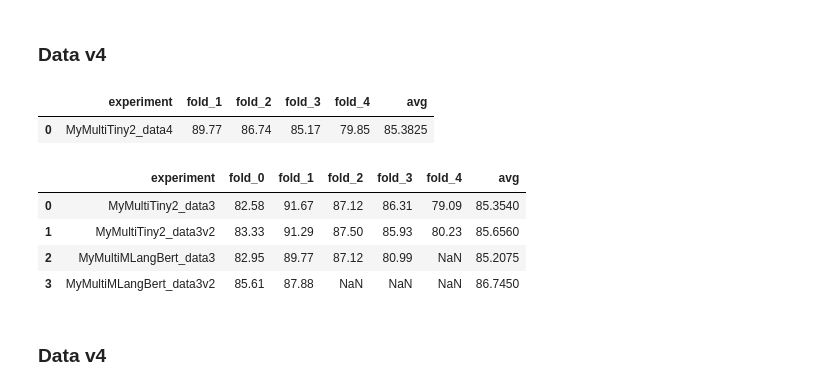
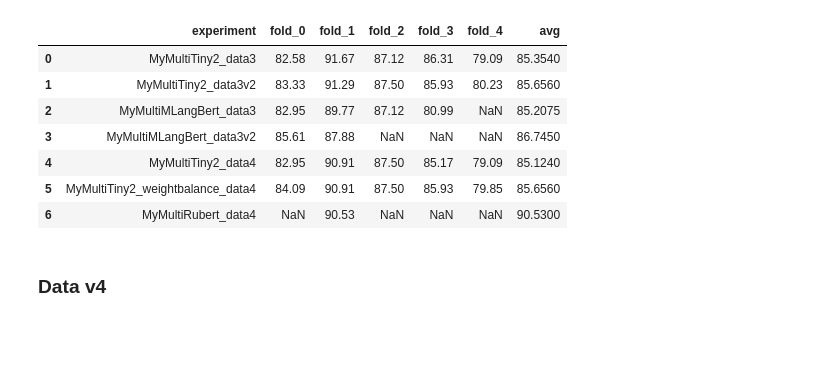
Before and after one commit to gilmoright/CommandClassifier, a Jupyter notebook: Notebooks/Reports/Compare_percend_of_right_example.ipynb, the cells around one changed output. Drawn from its saved outputs; the diff is of its cells as text; code cells hidden in the pictures; blank space fills up the shorter version.

```diff
--- a/Notebooks/Reports/Compare_percend_of_right_example.ipynb
+++ b/Notebooks/Reports/Compare_percend_of_right_example.ipynb
@@ -11,7 +11,8 @@ REPORTS_DIR = "/s/ls4/users/grartem/RL_robots/CommandClassifier/models/"
 table = []
 for experimentName in ["rubert_tiny_multilabel", "rubert_tiny2_multilabel", "rubert_tiny2_multilabel_useY",
                        "MyMultiTiny2", "rubert_tiny2_multilabel_noYno0", "MyMultiTiny2_data2", "MyMultiTiny2_data3", "MyMultiTiny2_data3v2",
-                      "MyMultiMLangBert_data3", "MyMultiMLangBert_data3v2"]:
+                      "MyMultiMLangBert_data3", "MyMultiMLangBert_data3v2",
+                       "MyMultiTiny2_data4", "MyMultiTiny2_weightbalance_data4", "MyMultiRubert_data4"]:
     table.append({
             "experiment": experimentName,
         })
@@ -41,17 +42,0 @@ table_df
-# %%
-REPORTS_DIR = "/s/ls4/users/cappukan/commands_rdf/CommandClassifier/models/"
-# %%
-table = []
-for experimentName in ["MyMultiTiny2_data4"]:
-    table.append({
-            "experiment": experimentName,
-        })
-    for fold_i in range(5):
-        if not os.path.exists(os.path.join(REPORTS_DIR, experimentName, "fold_{}".format(fold_i), "reports", "epoch-{}_avg_report.json".format(10))):
-            continue
-        with open(os.path.join(REPORTS_DIR, experimentName, "fold_{}".format(fold_i), "reports", "epoch-{}_avg_report.json".format(10)), "r") as f:
-            report = json.load(f)
-        table[-1]["fold_{}".format(fold_i)] = np.round(100*report['correct_samples_perc'], 2)
-table_df = pd.DataFrame(table)
-table_df["avg"] = table_df.mean(axis=1)
-table_df
@@ -81,7 +74,8 @@ table_df
 # Using Rule to exclude impossible combinations and chose most probable variants
 table = []
 for experimentName in ["rubert_tiny2_multilabel", "MyMultiTiny2", "MyMultiTiny2_data2",  "MyMultiTiny2_data3",
-                       "MyMultiTiny2_data3v2", "MyMultiMLangBert_data3", "MyMultiMLangBert_data3v2"]:
+                       "MyMultiTiny2_data3v2", "MyMultiMLangBert_data3", "MyMultiMLangBert_data3v2",
+                       "MyMultiTiny2_data4", "MyMultiTiny2_weightbalance_data4"]:
     table.append({
             "experiment": experimentName,
         })
@@ -106,46 +102,29 @@ table_df
-# %% [markdown]
-### Data v4
 # %%
-# Using Rule to exclude impossible combinations and chose most probable variants
+# epoch 20
 table = []
-for experimentName in ["MyMultiTiny2_data4"]:
+for experimentName in ["MyMultiTiny2_data3", "MyMultiTiny2_data3v2", "MyMultiMLangBert_data3", "MyMultiMLangBert_data3v2",
+                       "MyMultiTiny2_data4", "MyMultiTiny2_weightbalance_data4", "MyMultiRubert_data4"]:
     table.append({
             "experiment": experimentName,
         })
     for fold_i in range(5):
-        if not os.path.exists(os.path.join(REPORTS_DIR, experimentName, "fold_{}".format(fold_i), "reports", "epoch-{}_avg_report_rule.json".format(10))):
+        if not os.path.exists(os.path.join(REPORTS_DIR, experimentName, "fold_{}".format(fold_i), "reports", "epoch-{}_avg_report_rule.json".format(20))):
             continue
-        with open(os.path.join(REPORTS_DIR, experimentName, "fold_{}".format(fold_i), "reports", "epoch-{}_avg_report_rule.json".format(10)), "r") as f:
+        with open(os.path.join(REPORTS_DIR, experimentName, "fold_{}".format(fold_i), "reports", "epoch-{}_avg_report_rule.json".format(20)), "r") as f:
             report = json.load(f)
         table[-1]["fold_{}".format(fold_i)] = np.round(100*report['correct_samples_perc'], 2)
 table_df = pd.DataFrame(table)
 table_df["avg"] = table_df.mean(axis=1)
 table_df
 # %% [output]
-|  | experiment | fold_1 | fold_2 | fold_3 | fold_4 | avg |
-| 0 | MyMultiTiny2_data4 | 89.77 | 86.74 | 85.17 | 79.85 | 85.3825 |
+|  | experiment | fold_0 | fold_1 | fold_2 | fold_3 | fold_4 | avg |
+| 0 | MyMultiTiny2_data3 | 82.58 | 91.67 | 87.12 | 86.31 | 79.09 | 85.3540 |
+| 1 | MyMultiTiny2_data3v2 | 83.33 | 91.29 | 87.50 | 85.93 | 80.23 | 85.6560 |
+| 2 | MyMultiMLangBert_data3 | 82.95 | 89.77 | 87.12 | 80.99 | NaN | 85.2075 |
+| 3 | MyMultiMLangBert_data3v2 | 85.61 | 87.88 | NaN | NaN | NaN | 86.7450 |
+| 4 | MyMultiTiny2_data4 | 82.95 | 90.91 | 87.50 | 85.17 | 79.09 | 85.1240 |
+| 5 | MyMultiTiny2_weightbalance_data4 | 84.09 | 90.91 | 87.50 | 85.93 | 79.85 | 85.6560 |
+| 6 | MyMultiRubert_data4 | NaN | 90.53 | NaN | NaN | NaN | 90.5300 |
-# %%
-# epoch 20
-table = []
-for experimentName in ["MyMultiTiny2_data3", "MyMultiTiny2_data3v2", "MyMultiMLangBert_data3", "MyMultiMLangBert_data3v2"]:
-    table.append({
-            "experiment": experimentName,
-        })
-    for fold_i in range(5):
-        if not os.path.exists(os.path.join(REPORTS_DIR, experimentName, "fold_{}".format(fold_i), "reports", "epoch-{}_avg_report_rule.json".format(20))):
-            continue
-        with open(os.path.join(REPORTS_DIR, experimentName, "fold_{}".format(fold_i), "reports", "epoch-{}_avg_report_rule.json".format(20)), "r") as f:
-            report = json.load(f)
-        table[-1]["fold_{}".format(fold_i)] = np.round(100*report['correct_samples_perc'], 2)
-table_df = pd.DataFrame(table)
-table_df["avg"] = table_df.mean(axis=1)
-table_df
-# %% [output]
-|  | experiment | fold_0 | fold_1 | fold_2 | fold_3 | fold_4 | avg |
-| 0 | MyMultiTiny2_data3 | 82.58 | 91.67 | 87.12 | 86.31 | 79.09 | 85.3540 |
-| 1 | MyMultiTiny2_data3v2 | 83.33 | 91.29 | 87.50 | 85.93 | 80.23 | 85.6560 |
-| 2 | MyMultiMLangBert_data3 | 82.95 | 89.77 | 87.12 | 80.99 | NaN | 85.2075 |
-| 3 | MyMultiMLangBert_data3v2 | 85.61 | 87.88 | NaN | NaN | NaN | 86.7450 |
 # %% [markdown]
 ### Data v4
 # %%
```
Also changed, not shown: parts of 5 cells of this notebook, 7 other files.
